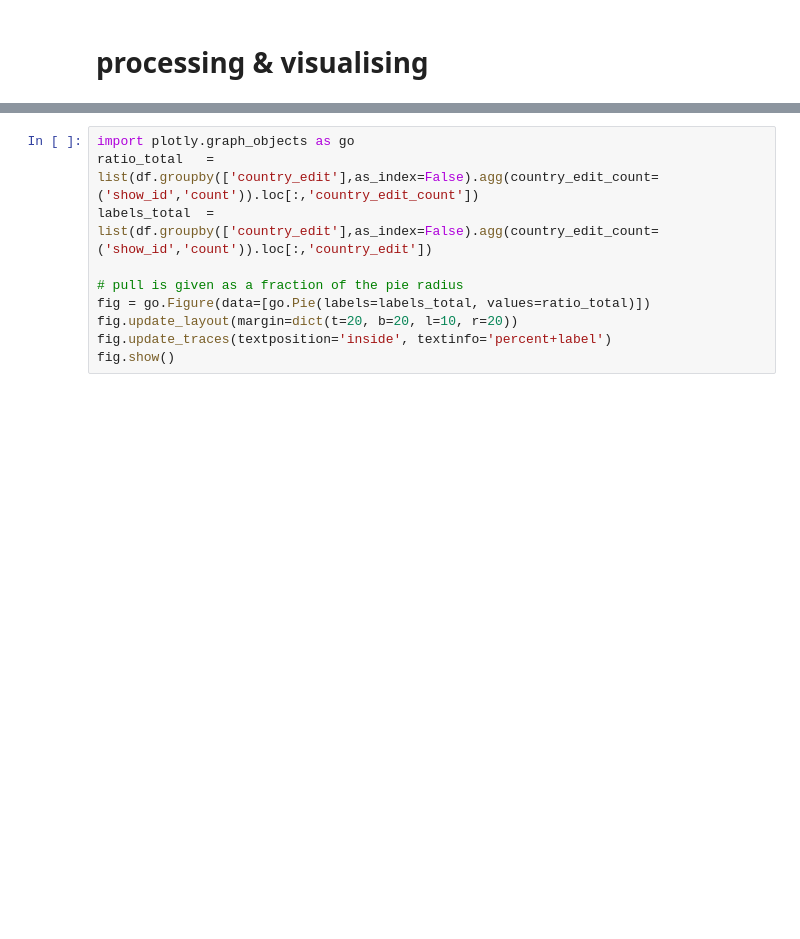
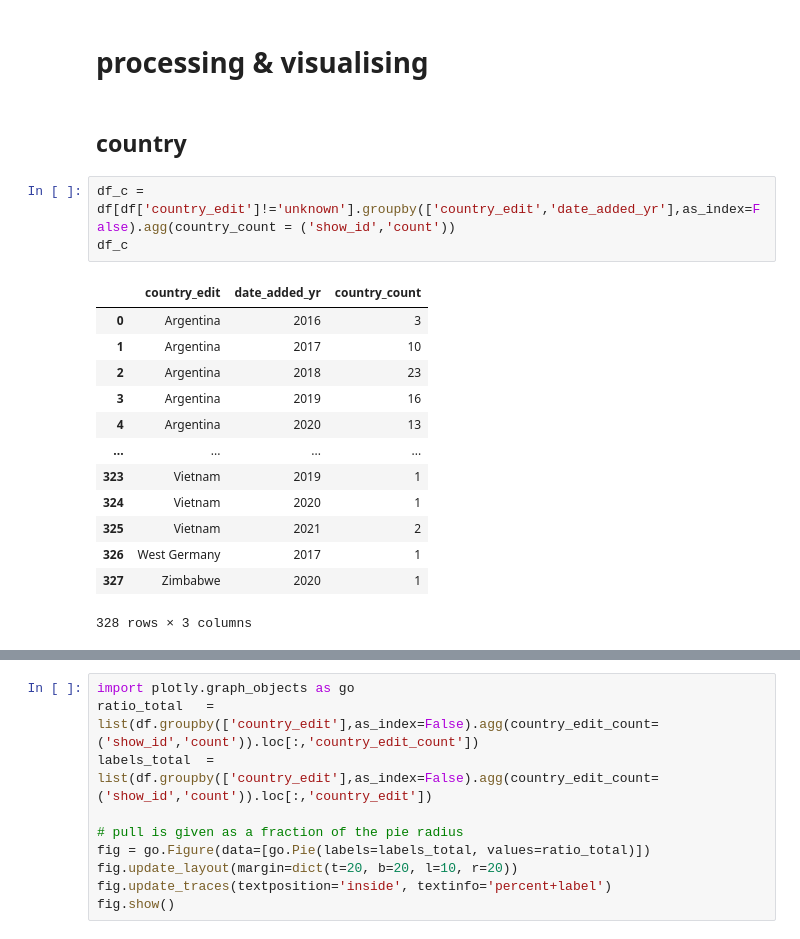
Before and after one commit to sarcomaXD/wellknown, a Jupyter notebook: netfilx/netflix_beck.ipynb, the cells around one changed output, grey strips where cells are left out. Cells and saved outputs as stored; diff of their text form; blank space fills up the shorter version.

```diff
--- a/netfilx/netflix_beck.ipynb
+++ b/netfilx/netflix_beck.ipynb
@@ -235,2 +128,21 @@ df
 # %% [markdown]
 # processing & visualising
+# %% [markdown]
+## country
+# %%
+df_c = df[df['country_edit']!='unknown'].groupby(['country_edit','date_added_yr'],as_index=False).agg(country_count = ('show_id','count'))
+df_c
+# %% [output]
+|  | country_edit | date_added_yr | country_count |
+| 0 | Argentina | 2016 | 3 |
+| 1 | Argentina | 2017 | 10 |
+| 2 | Argentina | 2018 | 23 |
+| 3 | Argentina | 2019 | 16 |
+| 4 | Argentina | 2020 | 13 |
+| ... | ... | ... | ... |
+| 323 | Vietnam | 2019 | 1 |
+| 324 | Vietnam | 2020 | 1 |
+| 325 | Vietnam | 2021 | 2 |
+| 326 | West Germany | 2017 | 1 |
+| 327 | Zimbabwe | 2020 | 1 |
+328 rows × 3 columns
```
Also changed, not shown: parts of 48 cells of this notebook.
